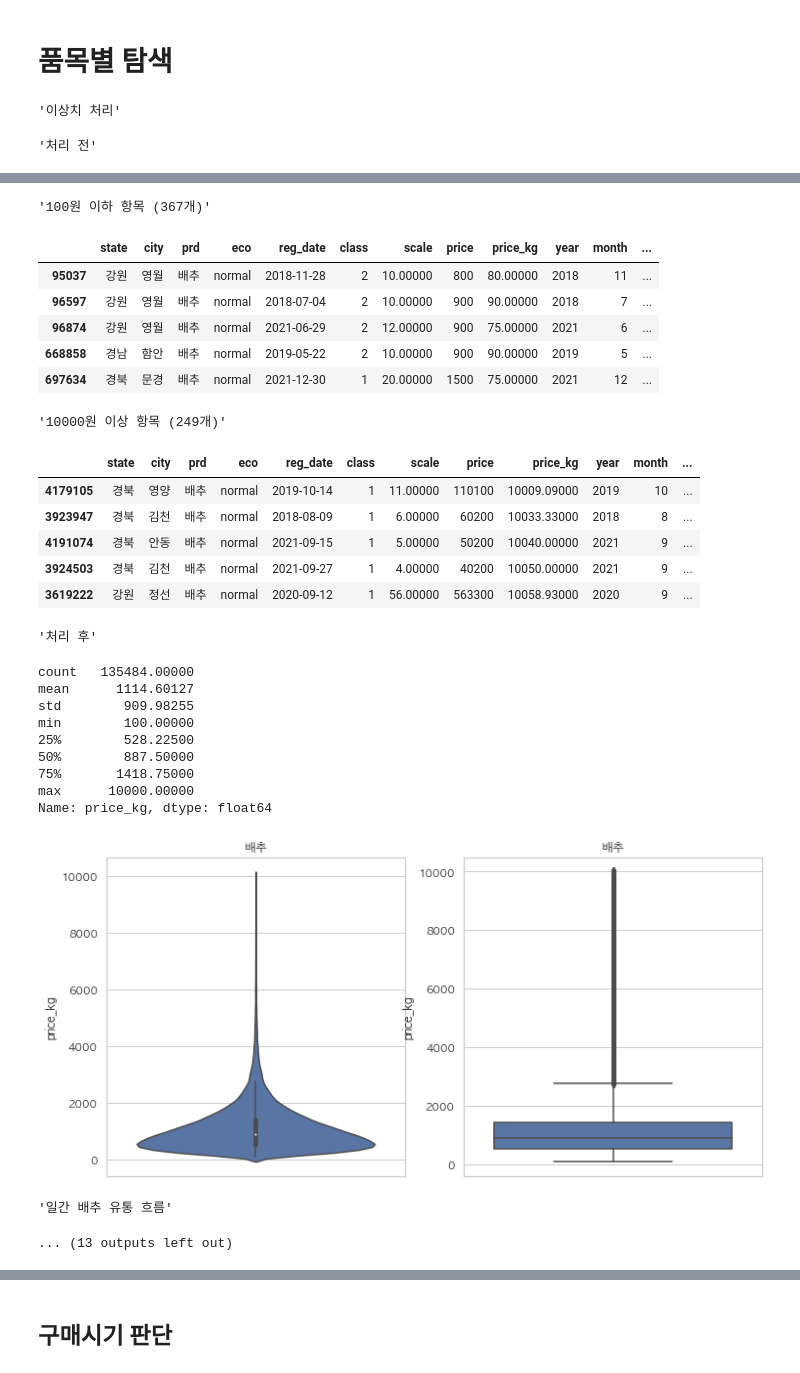
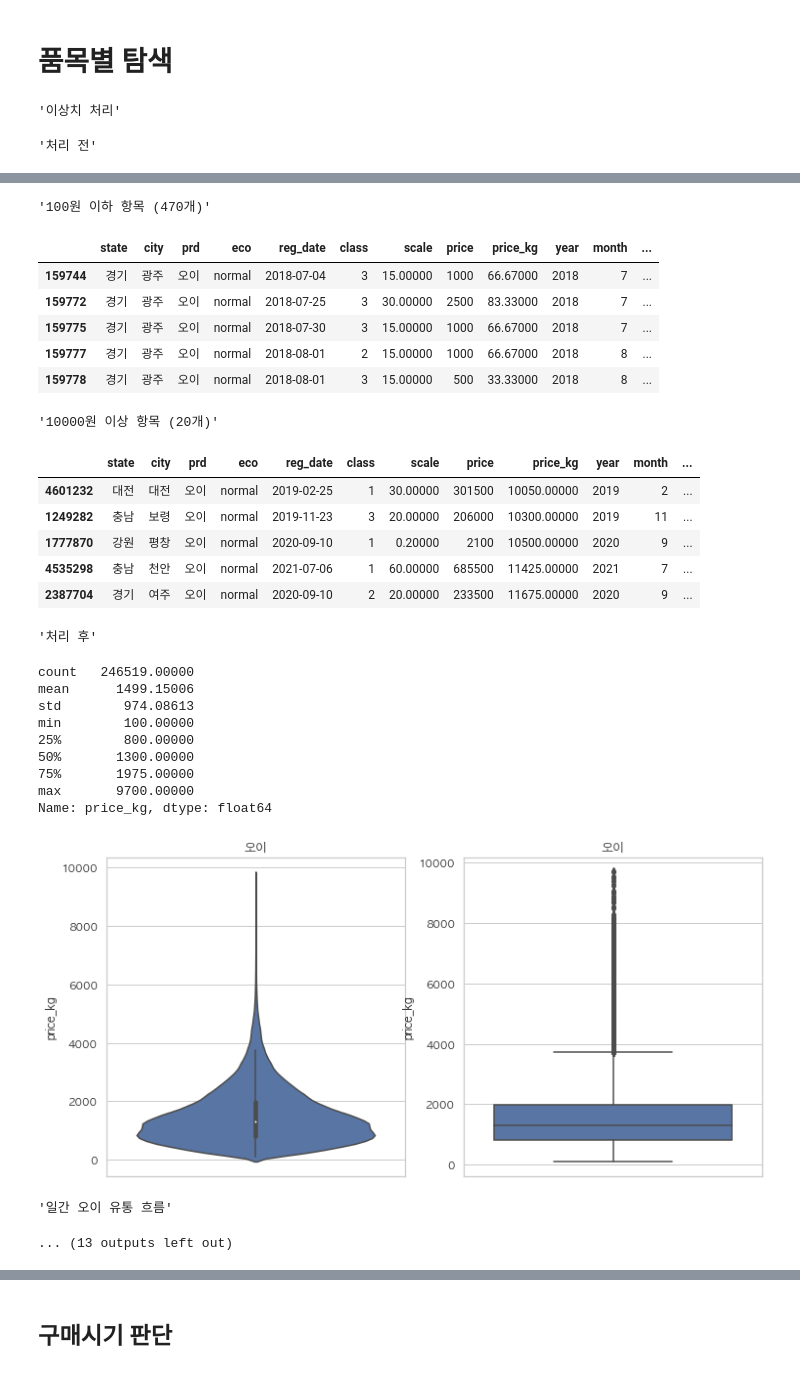
Before and after one commit to LUCI031/grocery_auction, a Jupyter notebook: 22.11.eda3.ipynb, the cells around one changed output, grey strips where cells are left out. Cells and saved outputs as stored; diff of their text form; code cells hidden in the pictures.

```diff
--- a/22.11.eda3.ipynb
+++ b/22.11.eda3.ipynb
@@ -91,7 +91,8 @@ dics2 = {'오이':(100,10000),
 
 prd_color = {'오이':'#6ab04c',
             '고추':'#eb4d4b',
-            '배추':'#f0932b'}
+            '배추':'#f0932b',
+            '무':'#f0932b'}
 
 # prd_color = {'오이':['#badc58',(186, 220, 88,1)],
 #             '고추':['#eb4d4b',(235, 77, 75,1)],
@@ -357,7 +372,7 @@ df.groupby('prd').sum().sort_values('scale',ascending=False).head(10)
 # %% [markdown]
 # 품목별 탐색
 # %%
-prd = '배추'
+prd = '오이'
 display('이상치 처리')
 display('처리 전')
 dist(df,prd,'price_kg')
@@ -388,29 +403,29 @@ Name: price_kg, dtype: float64
-'100원 이하 항목 (367개)'
+'100원 이하 항목 (470개)'
 |  | state | city | prd | eco | reg_date | class | scale | price | price_kg | year | month | ... |
-| 95037 | 강원 | 영월 | 배추 | normal | 2018-11-28 | 2 | 10.00000 | 800 | 80.00000 | 2018 | 11 | ... |
-| 96597 | 강원 | 영월 | 배추 | normal | 2018-07-04 | 2 | 10.00000 | 900 | 90.00000 | 2018 | 7 | ... |
-| 96874 | 강원 | 영월 | 배추 | normal | 2021-06-29 | 2 | 12.00000 | 900 | 75.00000 | 2021 | 6 | ... |
-| 668858 | 경남 | 함안 | 배추 | normal | 2019-05-22 | 2 | 10.00000 | 900 | 90.00000 | 2019 | 5 | ... |
-| 697634 | 경북 | 문경 | 배추 | normal | 2021-12-30 | 1 | 20.00000 | 1500 | 75.00000 | 2021 | 12 | ... |
+| 159744 | 경기 | 광주 | 오이 | normal | 2018-07-04 | 3 | 15.00000 | 1000 | 66.67000 | 2018 | 7 | ... |
+| 159772 | 경기 | 광주 | 오이 | normal | 2018-07-25 | 3 | 30.00000 | 2500 | 83.33000 | 2018 | 7 | ... |
+| 159775 | 경기 | 광주 | 오이 | normal | 2018-07-30 | 3 | 15.00000 | 1000 | 66.67000 | 2018 | 7 | ... |
+| 159777 | 경기 | 광주 | 오이 | normal | 2018-08-01 | 2 | 15.00000 | 1000 | 66.67000 | 2018 | 8 | ... |
+| 159778 | 경기 | 광주 | 오이 | normal | 2018-08-01 | 3 | 15.00000 | 500 | 33.33000 | 2018 | 8 | ... |
-'10000원 이상 항목 (249개)'
+'10000원 이상 항목 (20개)'
 |  | state | city | prd | eco | reg_date | class | scale | price | price_kg | year | month | ... |
-| 4179105 | 경북 | 영양 | 배추 | normal | 2019-10-14 | 1 | 11.00000 | 110100 | 10009.09000 | 2019 | 10 | ... |
-| 3923947 | 경북 | 김천 | 배추 | normal | 2018-08-09 | 1 | 6.00000 | 60200 | 10033.33000 | 2018 | 8 | ... |
-| 4191074 | 경북 | 안동 | 배추 | normal | 2021-09-15 | 1 | 5.00000 | 50200 | 10040.00000 | 2021 | 9 | ... |
-| 3924503 | 경북 | 김천 | 배추 | normal | 2021-09-27 | 1 | 4.00000 | 40200 | 10050.00000 | 2021 | 9 | ... |
-| 3619222 | 강원 | 정선 | 배추 | normal | 2020-09-12 | 1 | 56.00000 | 563300 | 10058.93000 | 2020 | 9 | ... |
+| 4601232 | 대전 | 대전 | 오이 | normal | 2019-02-25 | 1 | 30.00000 | 301500 | 10050.00000 | 2019 | 2 | ... |
+| 1249282 | 충남 | 보령 | 오이 | normal | 2019-11-23 | 3 | 20.00000 | 206000 | 10300.00000 | 2019 | 11 | ... |
+| 1777870 | 강원 | 평창 | 오이 | normal | 2020-09-10 | 1 | 0.20000 | 2100 | 10500.00000 | 2020 | 9 | ... |
+| 4535298 | 충남 | 천안 | 오이 | normal | 2021-07-06 | 1 | 60.00000 | 685500 | 11425.00000 | 2021 | 7 | ... |
+| 2387704 | 경기 | 여주 | 오이 | normal | 2020-09-10 | 2 | 20.00000 | 233500 | 11675.00000 | 2020 | 9 | ... |
 '처리 후'
-count   135484.00000
-mean      1114.60127
-std        909.98255
+count   246519.00000
+mean      1499.15006
+std        974.08613
 min        100.00000
-25%        528.22500
-50%        887.50000
-75%       1418.75000
-max      10000.00000
+25%        800.00000
+50%       1300.00000
+75%       1975.00000
+max       9700.00000
 Name: price_kg, dtype: float64
-[figure, old version]
+[figure, new version]
-'일간 배추 유통 흐름'
+'일간 오이 유통 흐름'
 ... (13 outputs left out)
 # %%
 a = df[df['prd']==prd].groupby('year').mean()['price_kg']
```
Also changed, not shown: parts of 7 cells of this notebook, 2 other files.
